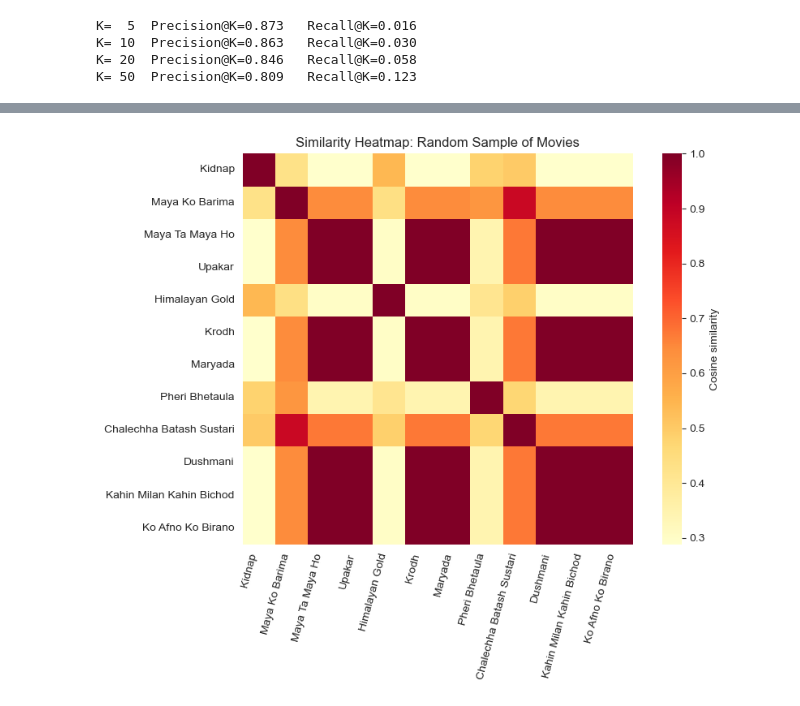
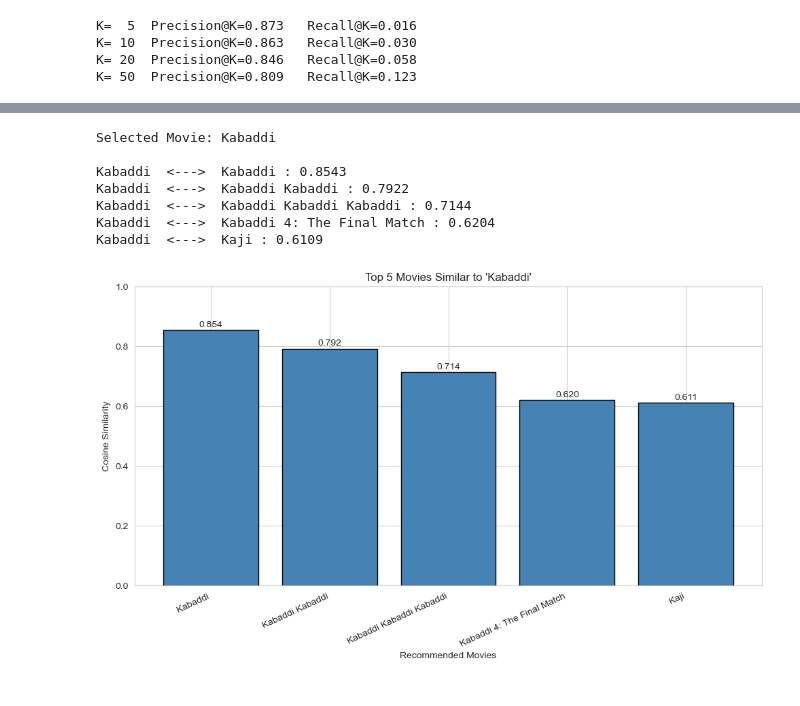
Before and after one commit to bibhushangc18/content-based-Nepali-recommendation-system, a Jupyter notebook: Nepali_Movie_Recommender.ipynb, the cells around one changed output, grey strips where cells are left out. Drawn from its saved outputs; the diff is of its cells as text; code cells hidden in the pictures.

```diff
--- a/Nepali_Movie_Recommender.ipynb
+++ b/Nepali_Movie_Recommender.ipynb
@@ -368,19 +323,67 @@ plt.show()
-# %%
-sample_titles = df['title'].drop_duplicates().sample(12, random_state=1).tolist()
-sample_idx = [title_to_indices[t.lower()][0] for t in sample_titles]
-
-sub_matrix = similarity_matrix[np.ix_(sample_idx, sample_idx)]
-
-plt.figure(figsize=(9, 7))
-sns.heatmap(sub_matrix, xticklabels=sample_titles, yticklabels=sample_titles,
-            cmap='YlOrRd', annot=False, square=True, cbar_kws={'label': 'Cosine similarity'})
-plt.title('Similarity Heatmap: Random Sample of Movies')
-plt.xticks(rotation=75, ha='right')
-plt.tight_layout()
-plt.savefig('similarity_heatmap.png', dpi=120)
-plt.show()
-# %% [output]
-[figure, removed]
+# %%
+import matplotlib.pyplot as plt
+import numpy as np
+
+# -------- Select the movie you want to inspect --------
+movie_name = "Kabaddi"      # Change to any movie in your dataset
+top_n = 5
+
+# Get movie index
+movie_idx = title_to_indices[movie_name.lower()][0]
+
+# Similarity scores
+scores = similarity_matrix[movie_idx]
+
+# Get top similar movies (excluding itself)
+sorted_idx = np.argsort(scores)[::-1]
+
+movie_titles = []
+similarity_scores = []
+
+for idx in sorted_idx:
+    if idx == movie_idx:
+        continue
+
+    movie_titles.append(df.loc[idx, "title"])
+    similarity_scores.append(scores[idx])
+
+    if len(movie_titles) == top_n:
+        break
+
+# Print similarity values
+print(f"Selected Movie: {movie_name}\n")
+for title, score in zip(movie_titles, similarity_scores):
+    print(f"{movie_name}  <--->  {title} : {score:.4f}")
+
+# Plot graph
+plt.figure(figsize=(10,6))
+bars = plt.bar(movie_titles, similarity_scores, color="steelblue", edgecolor="black")
+
+plt.title(f"Top {top_n} Movies Similar to '{movie_name}'")
+plt.xlabel("Recommended Movies")
+plt.ylabel("Cosine Similarity")
+plt.xticks(rotation=25, ha="right")
+plt.ylim(0, 1)
+
+for bar, score in zip(bars, similarity_scores):
+    plt.text(
+        bar.get_x() + bar.get_width()/2,
+        score + 0.01,
+        f"{score:.3f}",
+        ha="center"
+    )
+
+plt.tight_layout()
+plt.show()
+# %% [output]
+Selected Movie: Kabaddi
+
+Kabaddi  <--->  Kabaddi : 0.8543
+Kabaddi  <--->  Kabaddi Kabaddi : 0.7922
+Kabaddi  <--->  Kabaddi Kabaddi Kabaddi : 0.7144
+Kabaddi  <--->  Kabaddi 4: The Final Match : 0.6204
+Kabaddi  <--->  Kaji : 0.6109
+[figure, added]
 # %%
 %%writefile app.py
 import pickle
```
Also changed, not shown: parts of 5 cells of this notebook.
